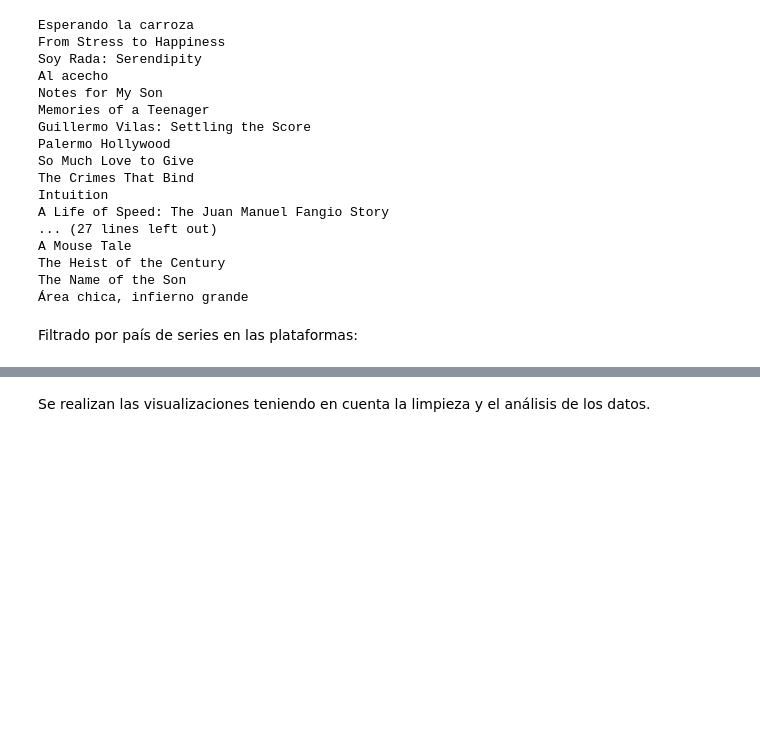
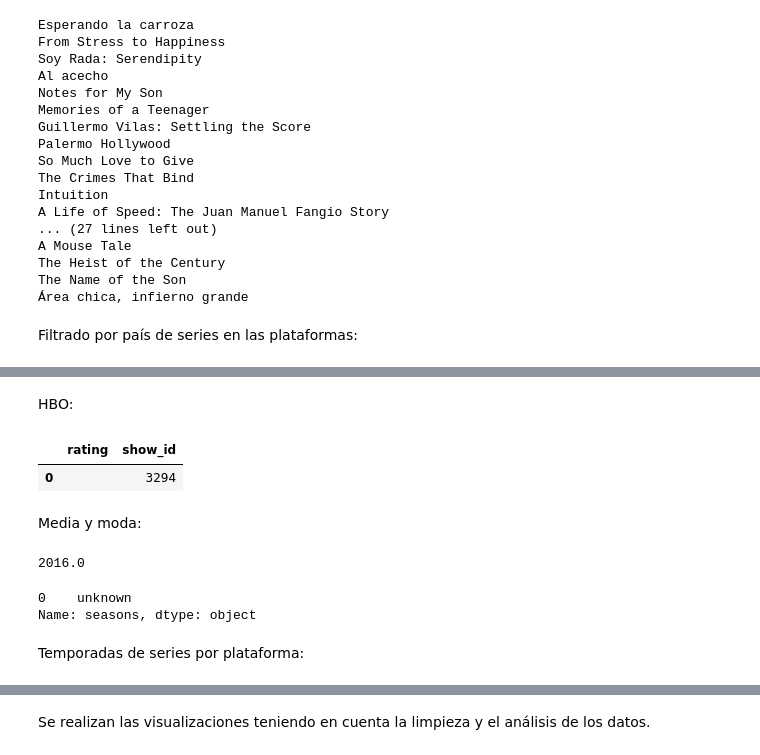
Before and after one commit to Marce-Valverde/PFGrupo19, a Jupyter notebook: Proyecto.ipynb, the cells around one changed output, grey strips where cells are left out. Cells and saved outputs as stored; diff of their text form; code cells hidden in the pictures; blank space fills up the shorter version.

```diff
--- a/Proyecto.ipynb
+++ b/Proyecto.ipynb
@@ -954,0 +1004,22 @@ Lamput
+# %% [markdown]
+HBO:
+# %%
+display(hbo.groupby(by='rating', as_index=False).agg({'show_id':'count'}).sort_values('show_id', ascending=False).head(10))
+# %% [output]
+|  | rating | show_id |
+| 0 |  | 3294 |
+# %% [markdown]
+Media y moda:
+# %%
+mediana = df['release_year'].median()
+mediana
+# %% [output]
+2016.0
+# %%
+moda_temporada = df['seasons'].mode()
+moda_temporada
+# %% [output]
+0    unknown
+Name: seasons, dtype: object
+# %% [markdown]
+Temporadas de series por plataforma:
```
Also changed, not shown: parts of 20 cells of this notebook.
